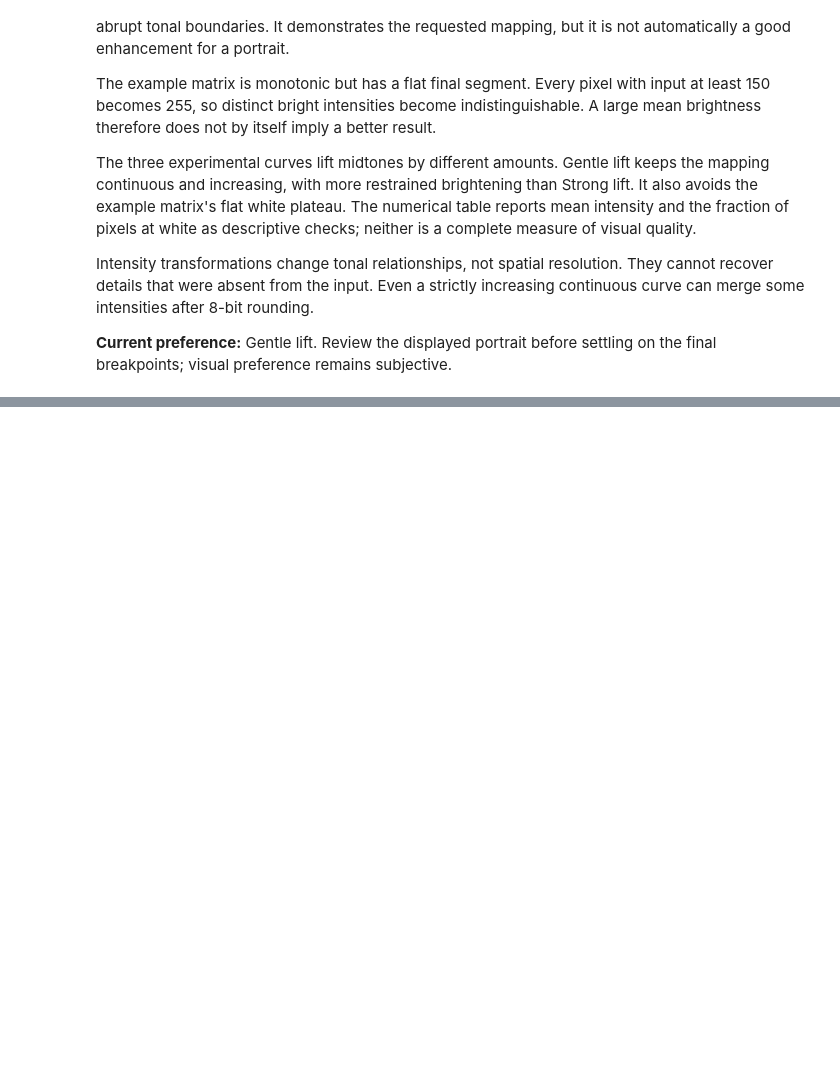
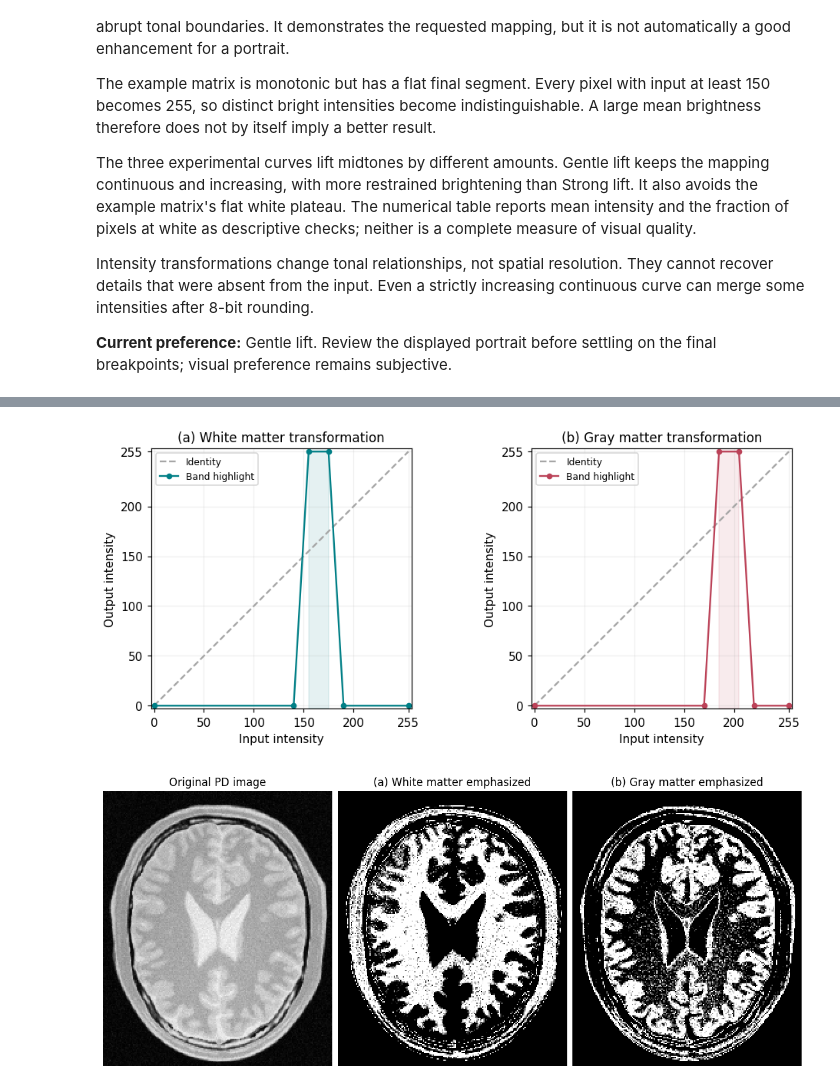
Before and after one commit to ahesh-dilhan/en3160-assignment-01, a Jupyter notebook: assignment_01.ipynb, the cells around one changed output, grey strips where cells are left out. Cells and saved outputs as stored; diff of their text form; code cells hidden in the pictures; blank space fills up the shorter version.

```diff
--- a/assignment_01.ipynb
+++ b/assignment_01.ipynb
@@ -367,0 +481,46 @@ comparisons, and a discussion. Questions 2-10 will be developed separately.
+# %%
+WM_BREAKPOINTS = np.array([
+    [0, 0], [140, 0], [155, 255],
+    [175, 255], [190, 0], [255, 0],
+], dtype=float)
+
+GM_BREAKPOINTS = np.array([
+    [0, 0], [170, 0], [185, 255],
+    [205, 255], [220, 0], [255, 0],
+], dtype=float)
+
+white_matter_enhanced = intensity_transform(brain, WM_BREAKPOINTS)
+gray_matter_enhanced = intensity_transform(brain, GM_BREAKPOINTS)
+# %%
+fig, axes = plt.subplots(1, 2, figsize=(9, 3.8), layout="constrained")
+for ax, points, title, color in [
+    (axes[0], WM_BREAKPOINTS, "(a) White matter transformation", "#007f86"),
+    (axes[1], GM_BREAKPOINTS, "(b) Gray matter transformation", "#bb4258"),
+]:
+    ax.plot([0, 255], [0, 255], "--", color="0.65", label="Identity")
+    ax.plot(points[:, 0], points[:, 1], "o-", color=color, markersize=4,
+            label="Band highlight")
+    ax.axvspan(points[2, 0], points[3, 0], color=color, alpha=0.1)
+    ax.set(xlim=(-3, 258), ylim=(-3, 258), xlabel="Input intensity",
+           ylabel="Output intensity", title=title)
+    ax.set_xticks([0, 50, 100, 150, 200, 255])
+    ax.set_yticks([0, 50, 100, 150, 200, 255])
+    ax.set_aspect("equal")
+    ax.grid(alpha=0.2)
+    ax.legend(fontsize=8)
+fig.savefig(OUTPUT_DIR / "q2_intensity_transformations.png", dpi=160, bbox_inches="tight")
+plt.show()
+
+fig, axes = plt.subplots(1, 3, figsize=(10, 4.3), layout="constrained")
+for ax, im, title in zip(
+    axes, [brain, white_matter_enhanced, gray_matter_enhanced],
+    ["Original PD image", "(a) White matter emphasized", "(b) Gray matter emphasized"],
+):
+    ax.imshow(im, cmap="gray", vmin=0, vmax=255, interpolation="nearest")
+    ax.set_title(title)
+    ax.axis("off")
+fig.savefig(OUTPUT_DIR / "q2_tissue_comparison.png", dpi=160, bbox_inches="tight")
+plt.show()
+# %% [output]
+[figure, added]
+[figure, added]
```
Also changed, not shown: parts of 10 cells of this notebook, 3 other files.
